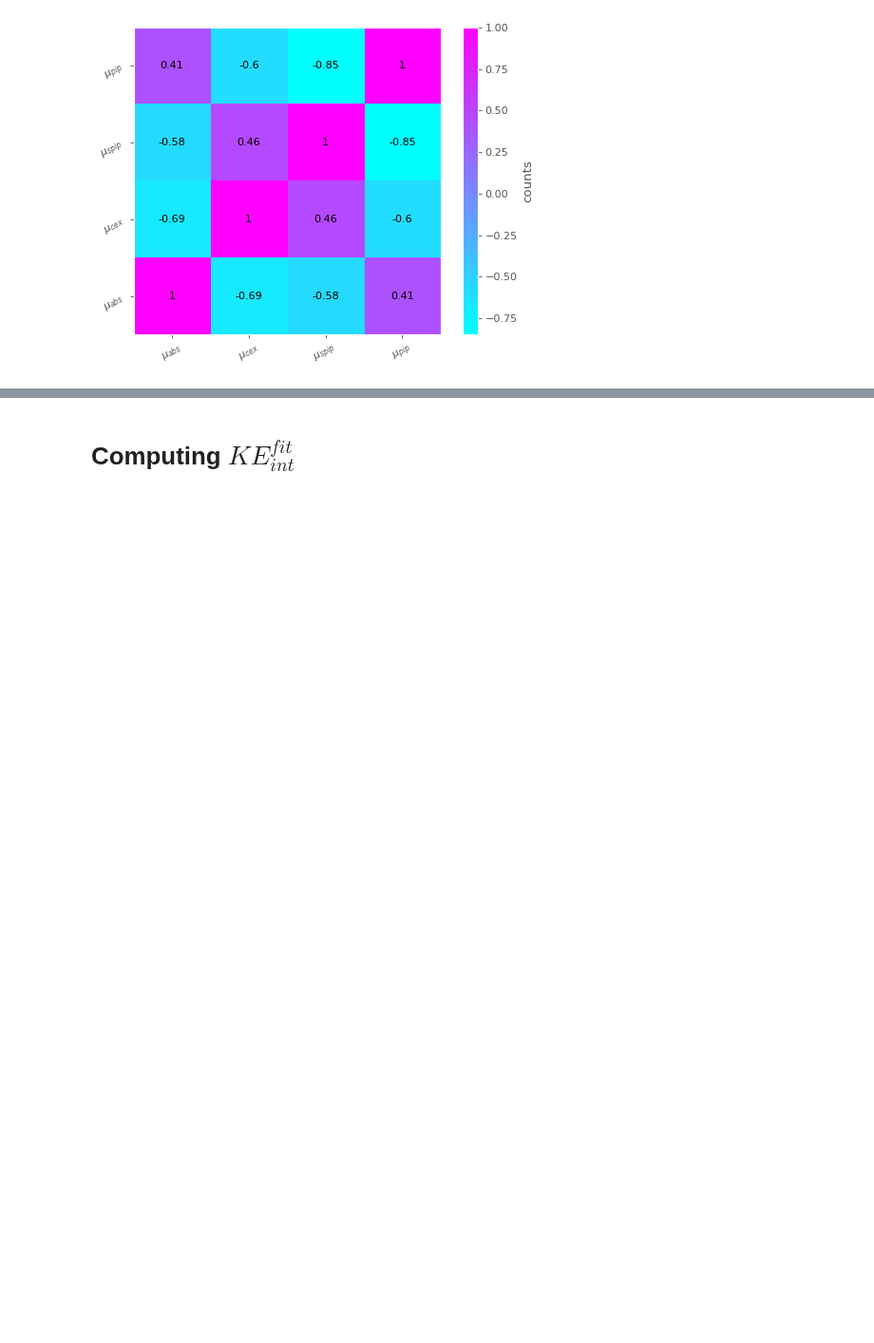
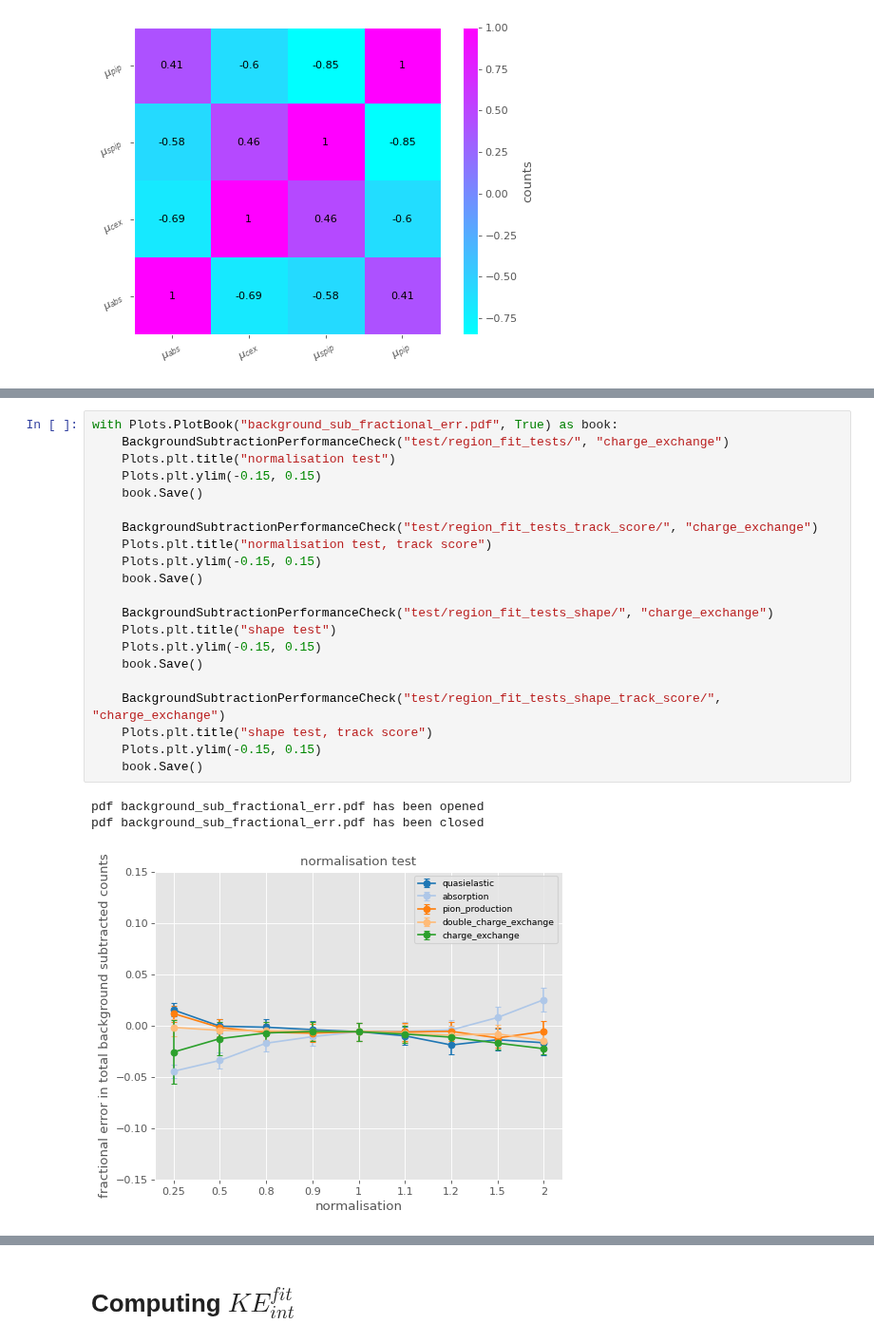
Before and after one commit to dlindebaum/pion-argon-xs-analysis, a Jupyter notebook: analysis/notebooks/cex_region_fit.ipynb, the cells around one changed output, grey strips where cells are left out. Shown at 95% size. Cells and saved outputs as stored; diff of their text form; blank space fills up the shorter version.

```diff
--- a/analysis/notebooks/cex_region_fit.ipynb
+++ b/analysis/notebooks/cex_region_fit.ipynb
@@ -1120,0 +1204,25 @@ PlotCorrelationMatrix(result.corr_mat, x_labels = ["$\mu_{abs}$", "$\mu_{cex}$",
+# %%
+with Plots.PlotBook("background_sub_fractional_err.pdf", True) as book:
+    BackgroundSubtractionPerformanceCheck("test/region_fit_tests/", "charge_exchange")
+    Plots.plt.title("normalisation test")
+    Plots.plt.ylim(-0.15, 0.15)
+    book.Save()
+
+    BackgroundSubtractionPerformanceCheck("test/region_fit_tests_track_score/", "charge_exchange")
+    Plots.plt.title("normalisation test, track score")
+    Plots.plt.ylim(-0.15, 0.15)
+    book.Save()
+
+    BackgroundSubtractionPerformanceCheck("test/region_fit_tests_shape/", "charge_exchange")
+    Plots.plt.title("shape test")
+    Plots.plt.ylim(-0.15, 0.15)
+    book.Save()
+
+    BackgroundSubtractionPerformanceCheck("test/region_fit_tests_shape_track_score/", "charge_exchange")
+    Plots.plt.title("shape test, track score")
+    Plots.plt.ylim(-0.15, 0.15)
+    book.Save()
+# %% [output]
+pdf background_sub_fractional_err.pdf has been opened
+pdf background_sub_fractional_err.pdf has been closed
+[figure, added]
```
Also changed, not shown: parts of 27 cells of this notebook, 5 other files.
